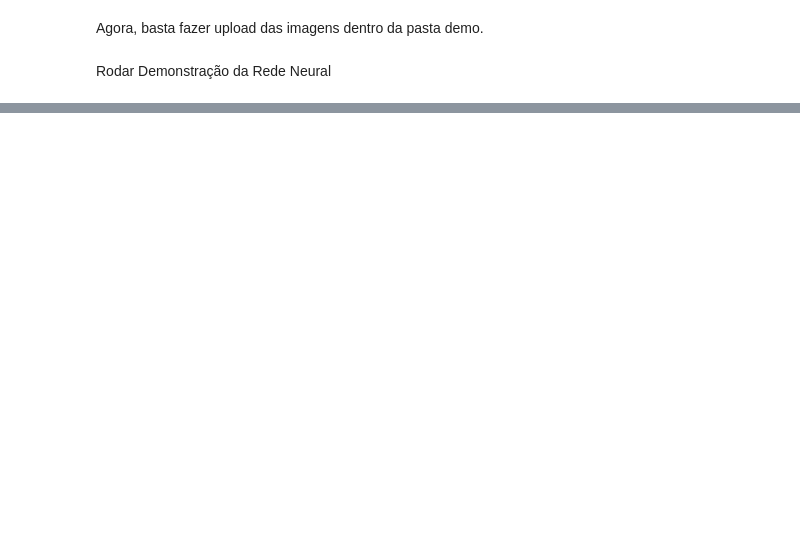
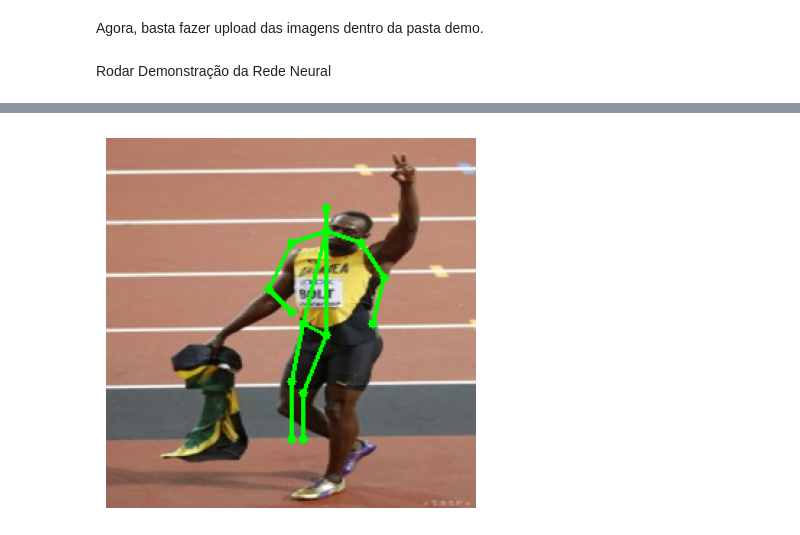
Before and after one commit to MauroBuccoJr/pose-estimation, a Jupyter notebook: notebooks/projeto_final.ipynb, the cells around one changed output, grey strips where cells are left out. Saved outputs shown, nothing was run; the diff lists cells and outputs as text; code cells hidden in the pictures; blank space fills up the shorter version.

```diff
--- a/notebooks/projeto_final.ipynb
+++ b/notebooks/projeto_final.ipynb
@@ -554,7 +563,7 @@ Rodar Demonstração da Rede Neural
 # Demonstração do nosso modelo com uma imagem
 
 def load_image(nome, img_dir='demo', target_size=(256, 256)):
-    img_path = os.path.join(img_dir, f'{nome}.jpg')
+    img_path = os.path.join(img_dir, f'{nome}.jpg') # precisa ser jpg
     img = Image.open(img_path).convert('RGB')
 
     orig_w, orig_h = img.size
@@ -563,15 +572,15 @@ def load_image(nome, img_dir='demo', target_size=(256, 256)):
 
     return img_np
 
-test_img = load_image('mbape')
+test_img = load_image('bolt') # mude o nome da imagem para o nome do arquivo desejado
 pred = model.predict(np.expand_dims(test_img, axis=0))[0]
 visualize_prediction(test_img, pred)
 
-test_img = load_image('usain')
-pred = model.predict(np.expand_dims(test_img, axis=0))[0]
-visualize_prediction(test_img, pred)
+#test_img = load_image('usain')
+#pred = model.predict(np.expand_dims(test_img, axis=0))[0]
+#visualize_prediction(test_img, pred)
 
-test_img = load_image('ronaldo')
-pred = model.predict(np.expand_dims(test_img, axis=0))[0]
-visualize_prediction(test_img, pred)
+#test_img = load_image('ronaldo')
+#pred = model.predict(np.expand_dims(test_img, axis=0))[0]
+#visualize_prediction(test_img, pred)
 # %% [output]
@@ -578,0 +588 @@ FileNotFoundError: [Errno 2] No such file or directory: 'demo/mbape.jpg'
+[figure, added]
```
Also changed, not shown: parts of 9 cells of this notebook.
